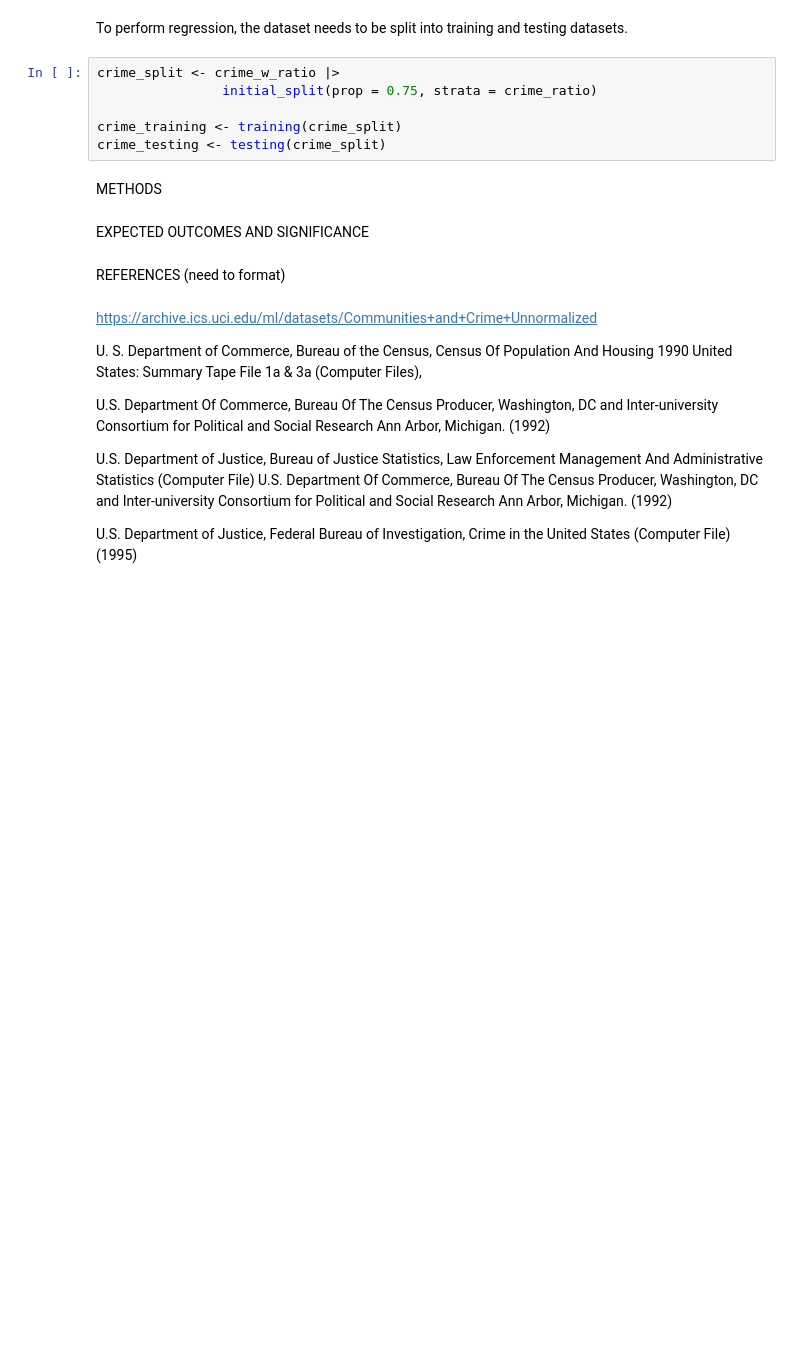
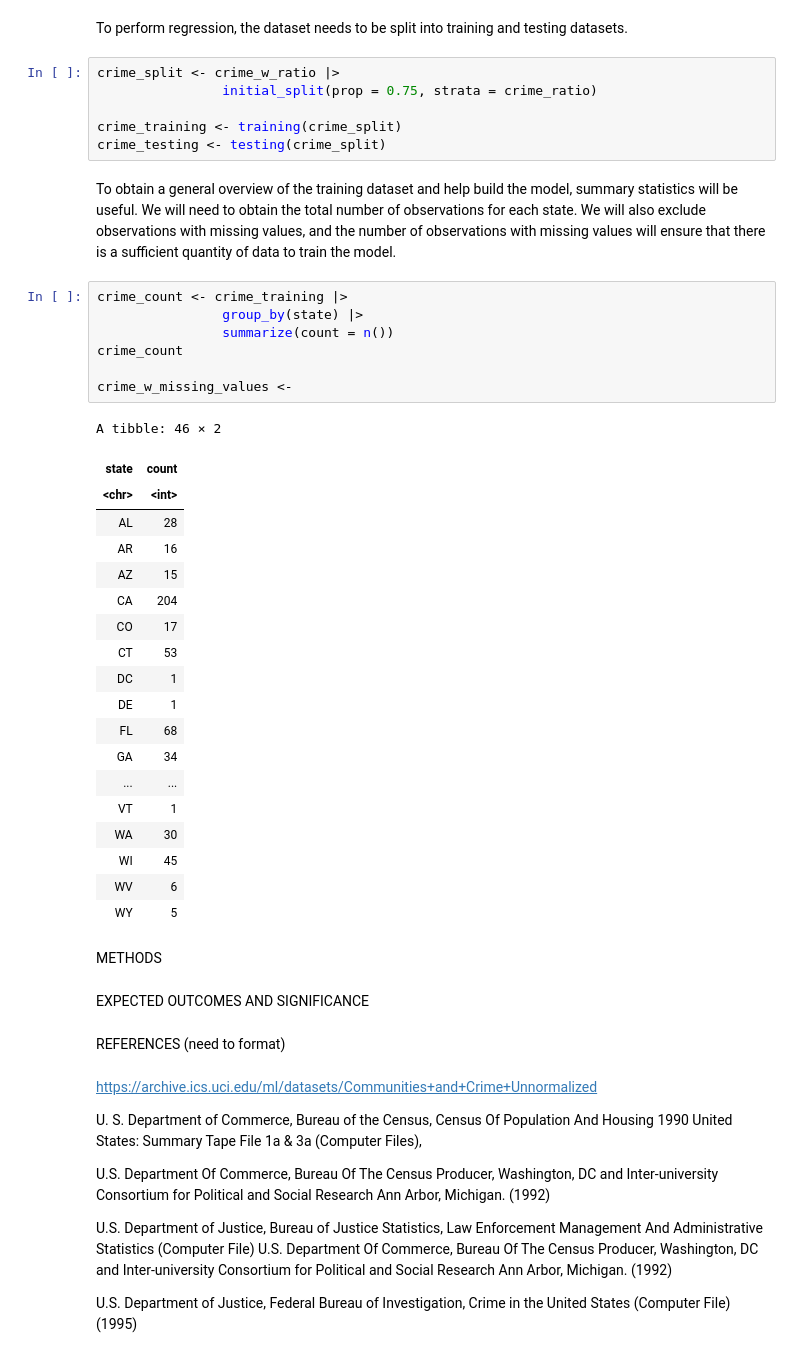
Before and after one commit to JeffreyJPZ/DSCI-100-Group_55-Project, a Jupyter notebook: Project.ipynb, the cells around one changed output. Drawn from its saved outputs; the diff is of its cells as text; blank space fills up the shorter version.

Commit message:
Begin making summary table

```diff
--- a/Project.ipynb
+++ b/Project.ipynb
@@ -282,6 +282,35 @@ crime_split <- crime_w_ratio |>
 
 crime_training <- training(crime_split)
 crime_testing <- testing(crime_split)
+# %% [markdown]
+To obtain a general overview of the training dataset and help build the model, summary statistics will be useful. We will need to obtain the total number of observations for each state. We will also exclude observations with missing values, and the number of observations with missing values will ensure that there is a sufficient quantity of data to train the model.
+# %%
+crime_count <- crime_training |>
+                group_by(state) |>
+                summarize(count = n())
+crime_count
+
+crime_w_missing_values <-
+# %% [output]
+A tibble: 46 × 2
+| state | count |
+| <chr> | <int> |
+| AL | 28 |
+| AR | 16 |
+| AZ | 15 |
+| CA | 204 |
+| CO | 17 |
+| CT | 53 |
+| DC | 1 |
+| DE | 1 |
+| FL | 68 |
+| GA | 34 |
+| ... | ... |
+| VT | 1 |
+| WA | 30 |
+| WI | 45 |
+| WV | 6 |
+| WY | 5 |
 # %% [markdown]
 METHODS
 # %% [markdown]
```
Also changed, not shown: parts of 2 cells of this notebook.
